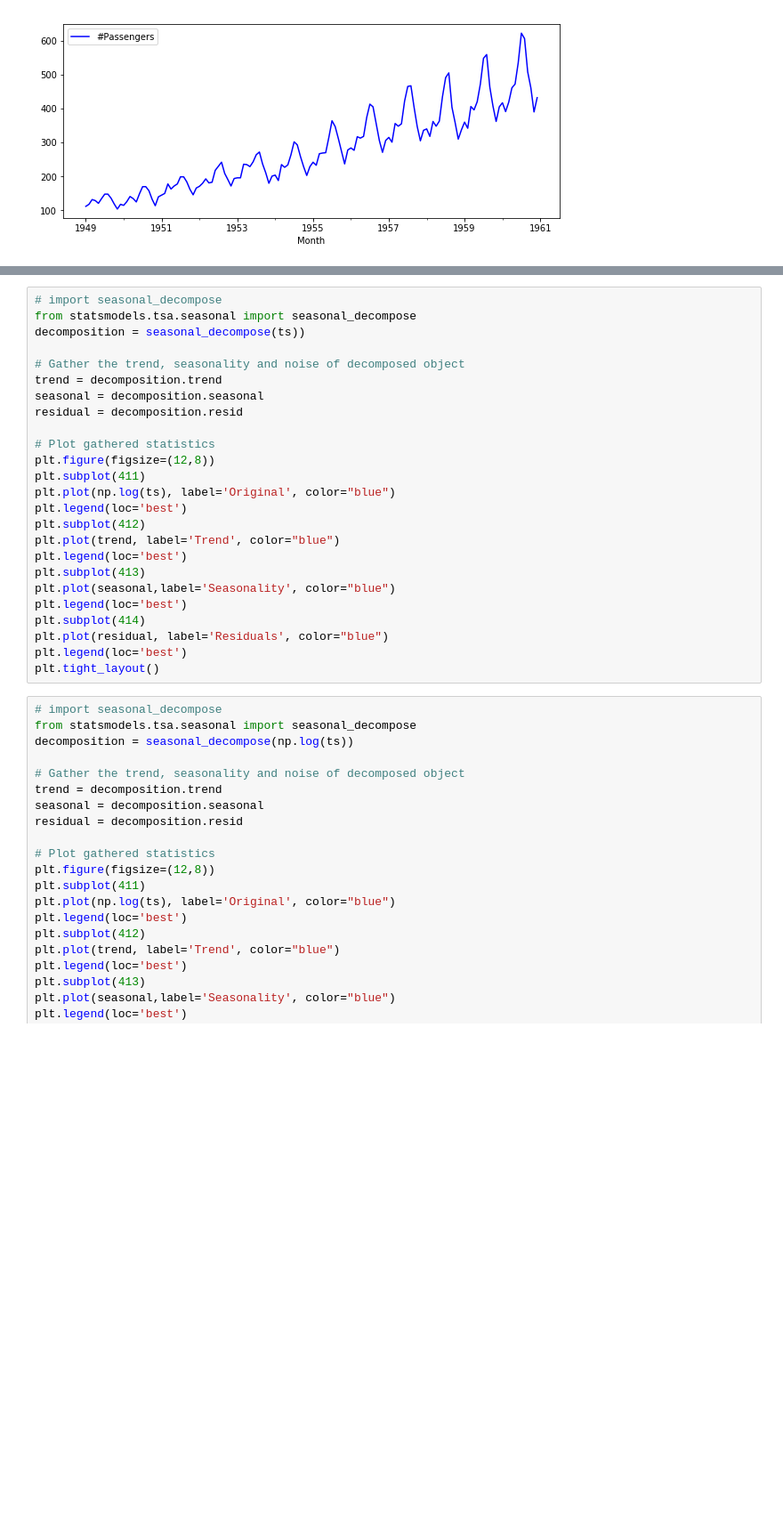
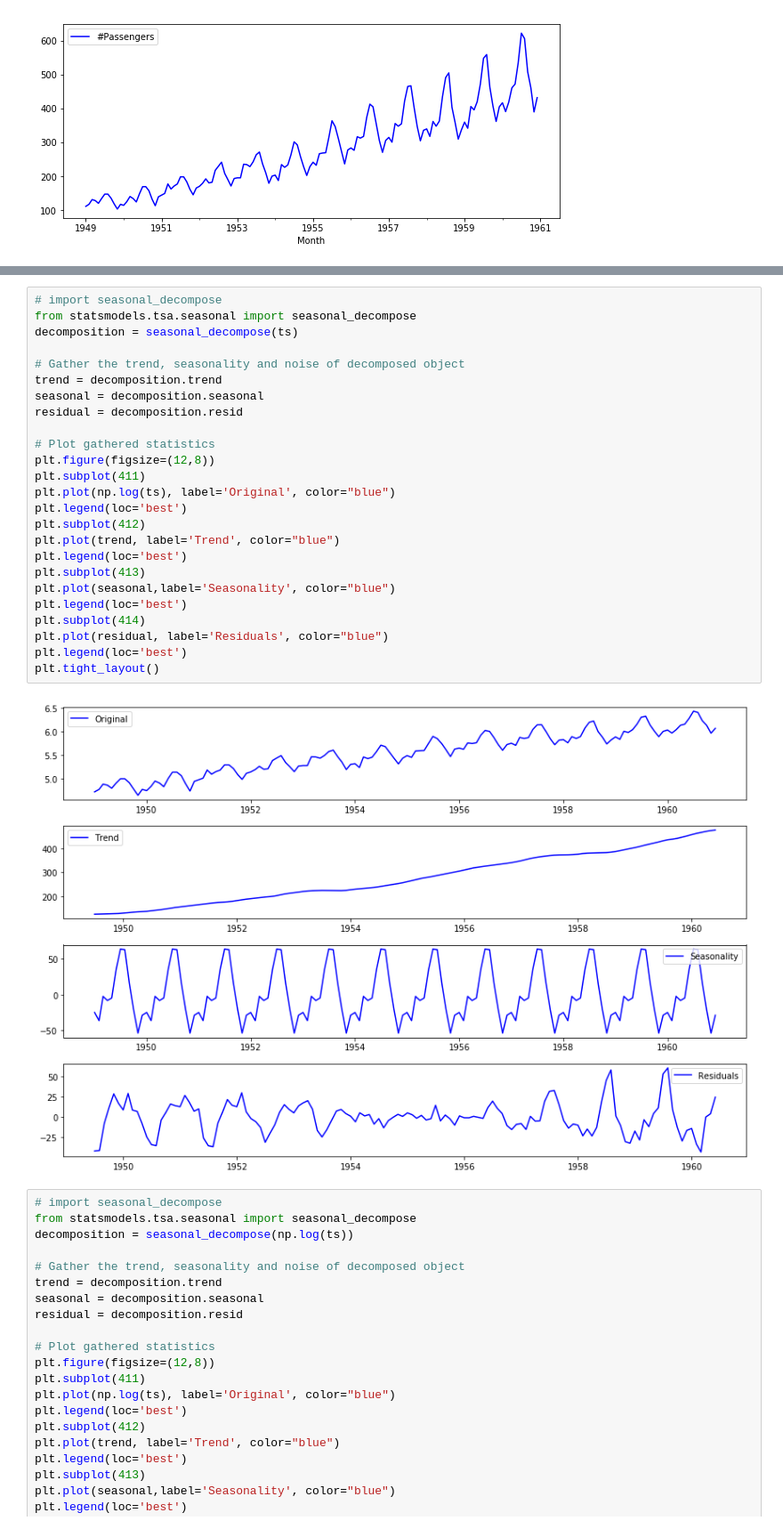
Before and after one commit to Mcllstr/dsc-time-series-decomposition-dc-ds-060319, a Jupyter notebook: index.ipynb, the cells around one changed output, grey strips where cells are left out. Shown at 89% size. Cells and saved outputs as stored; diff of their text form; blank space fills up the shorter version.

```diff
--- a/index.ipynb
+++ b/index.ipynb
@@ -104,28 +104,30 @@ Let's use this function to perform following tasks:
 # %%
 # import seasonal_decompose
 from statsmodels.tsa.seasonal import seasonal_decompose
-decomposition = seasonal_decompose(ts))
+decomposition = seasonal_decompose(ts)
 
 # Gather the trend, seasonality and noise of decomposed object
 trend = decomposition.trend
 seasonal = decomposition.seasonal
 residual = decomposition.resid
 
 # Plot gathered statistics
 plt.figure(figsize=(12,8))
 plt.subplot(411)
 plt.plot(np.log(ts), label='Original', color="blue")
 plt.legend(loc='best')
 plt.subplot(412)
 plt.plot(trend, label='Trend', color="blue")
 plt.legend(loc='best')
 plt.subplot(413)
 plt.plot(seasonal,label='Seasonality', color="blue")
 plt.legend(loc='best')
 plt.subplot(414)
 plt.plot(residual, label='Residuals', color="blue")
 plt.legend(loc='best')
 plt.tight_layout()
+# %% [output]
+[figure, added]
 # %%
 # import seasonal_decompose
 from statsmodels.tsa.seasonal import seasonal_decompose
```
